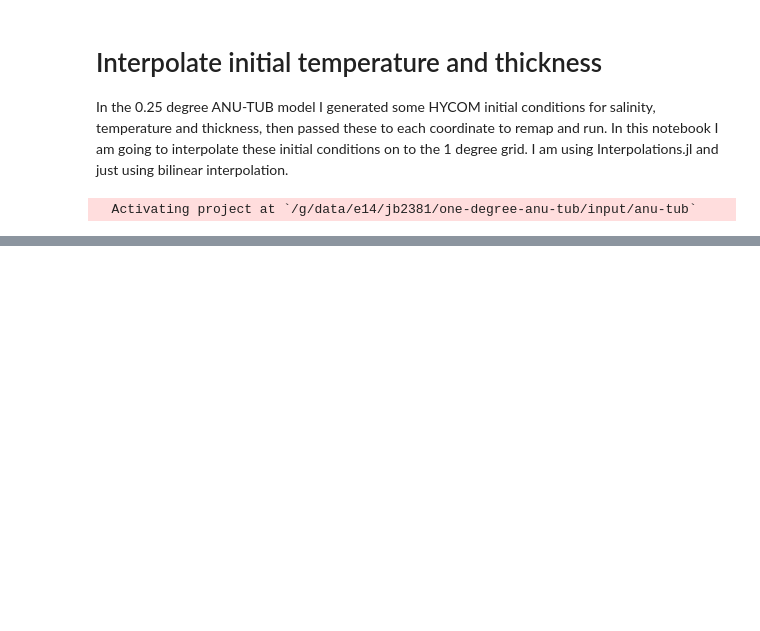
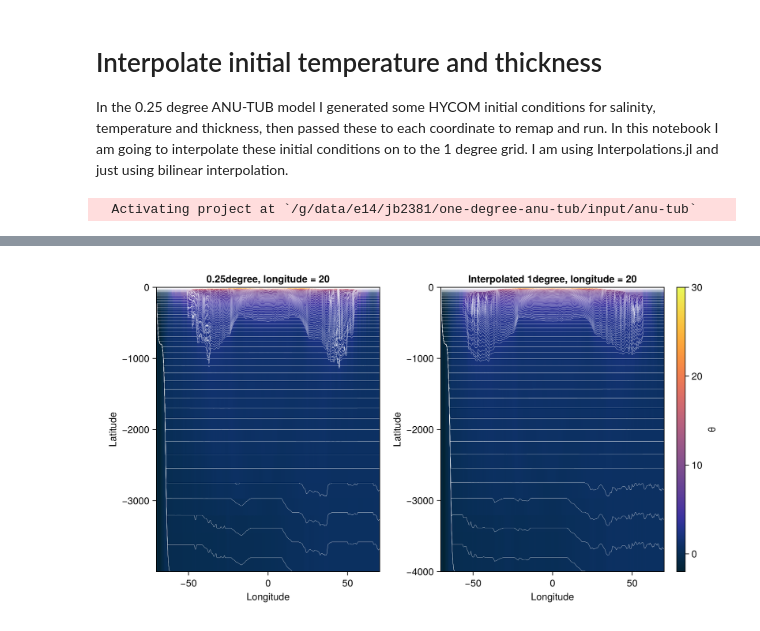
Before and after one commit to jbisits/anu-tub, a Jupyter notebook: input/anu-tub/interpolate_ics.ipynb, the cells around one changed output, grey strips where cells are left out. Drawn from its saved outputs; the diff is of its cells as text; code cells hidden in the pictures; blank space fills up the shorter version.

```diff
--- a/input/anu-tub/interpolate_ics.ipynb
+++ b/input/anu-tub/interpolate_ics.ipynb
@@ -38,0 +137,25 @@ Precompiling packages...
+# %%
+long_slice = 20
+∫h = cumsum(h, dims = 3)
+∫h_interp = cumsum(h_interp, dims = 3)
+
+colormap = :thermal
+colorrange = (-2, 30)
+
+fig = Figure(size = (900, 500))
+ax = Axis(fig[1, 1], xlabel = "Longitude", ylabel = "Latitude", title = "0.25degree, longitude = $long_slice")
+hm = heatmap!(ax, yh, zl, θ[long_slice, :, :]; colormap, colorrange)
+for k ∈ 1:layers
+    lines!(ax, yh, -∫h[long_slice, :, k], color = :white, linewidth = 0.3)
+end
+
+ax2 = Axis(fig[1, 2], xlabel = "Longitude", ylabel = "Latitude", title = "Interpolated 1degree, longitude = $long_slice")
+heatmap!(ax2, y1deg, zl, θ_interp[long_slice, :, :]; colormap, colorrange)
+for k ∈ 1:layers
+    lines!(ax2, y1deg, -∫h_interp[long_slice, :, k], color = :white, linewidth = 0.3)
+end
+
+Colorbar(fig[1, 3], hm, label = "θ")
+fig
+# %% [output]
+[figure, added]
```
Also changed, not shown: parts of 18 cells of this notebook, 1 other file.
